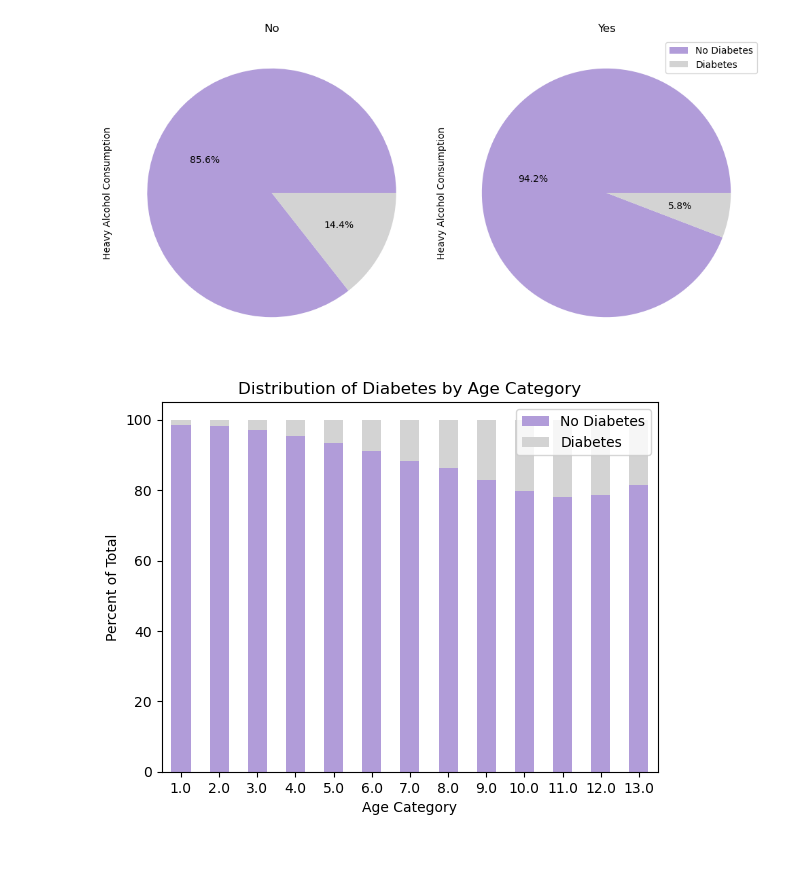
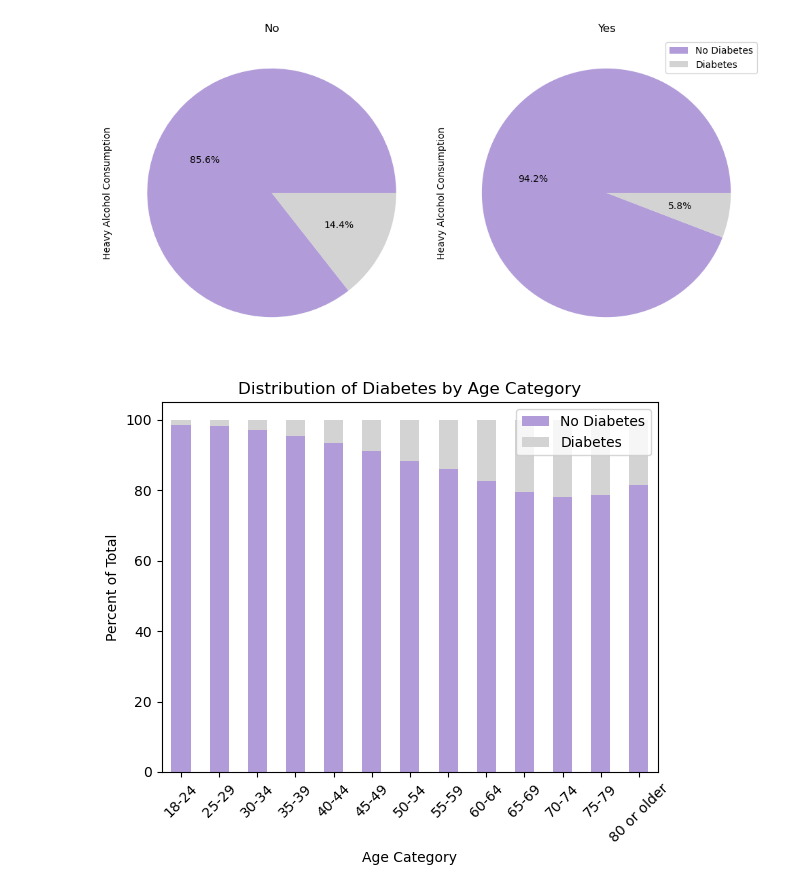
Before and after one commit to kkruel8100/Diabetes-Machine-Learning, a Jupyter notebook: plotting.ipynb, the cells around one changed output. Drawn from its saved outputs; the diff is of its cells as text; code cells hidden in the pictures; blank space fills up the shorter version.

```diff
--- a/plotting.ipynb
+++ b/plotting.ipynb
@@ -155,35 +154,39 @@ plt.show()
 # %% [output]
 [figure]
 # %%
-# Grouping by 'Age' and 'Diabetes_binary' to count occurrences
-# 1 = 18-24
-# 2 = 25-29
-# 3 = 30-34
-# 4 = 35-39
-# 5 = 40-44
-# 6 = 45-49
-# 7 = 50-54
-# 8 = 55-59
-# 9 = 60-64
-# 10 = 65-69
-# 11 = 70-74
-# 12 = 75-79
-# 13 = 80 or older
+# Grouping by 'Age' and 'Diabetes_binary' and plotting bar graph
+
+age_categories = [
+    "18-24",
+    "25-29",
+    "30-34",
+    "35-39",
+    "40-44",
+    "45-49",
+    "50-54",
+    "55-59",
+    "60-64",
+    "65-69",
+    "70-74",
+    "75-79",
+    "80 or older"
+]
 
 grouped_age = df.groupby(['Age', 'Diabetes_binary']).size().unstack(fill_value=0)
 
-# Calculating percentages
 total_per_category = grouped_age.sum(axis=1)
 grouped_percent = grouped_age.div(total_per_category, axis=0) * 100
 
-# Plotting the bar graph
 grouped_percent.plot(kind='bar', stacked=True, color=colors)
 plt.xlabel('Age Category')
 plt.ylabel('Percent of Total')
 plt.title('Distribution of Diabetes by Age Category')
 plt.legend(['No Diabetes', 'Diabetes'], loc='upper right')
-plt.xticks(rotation=0)
+plt.xticks(
+    ticks=range(len(age_categories)),
+    labels=age_categories,
+    rotation=45)
 plt.show()
 # %% [output]
-[figure, old version]
+[figure, new version]
 # %%
```
Also changed, not shown: parts of 19 cells of this notebook.
